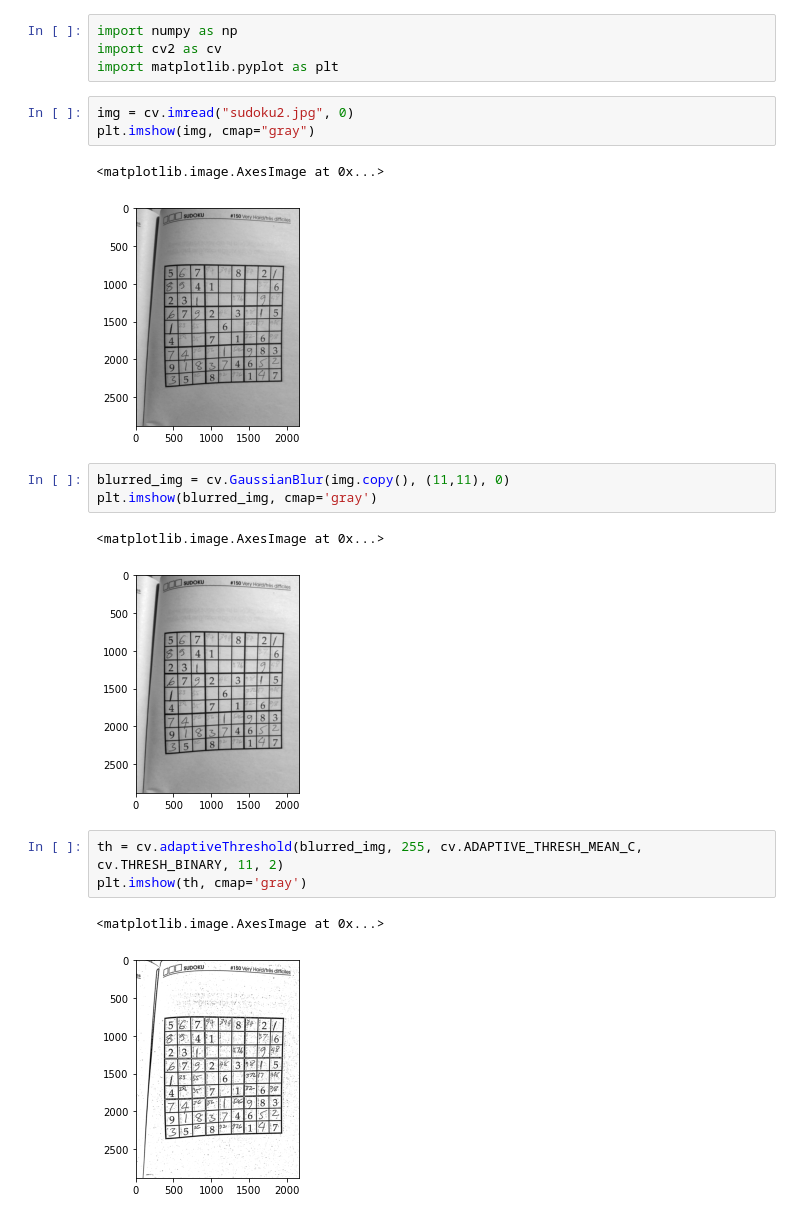
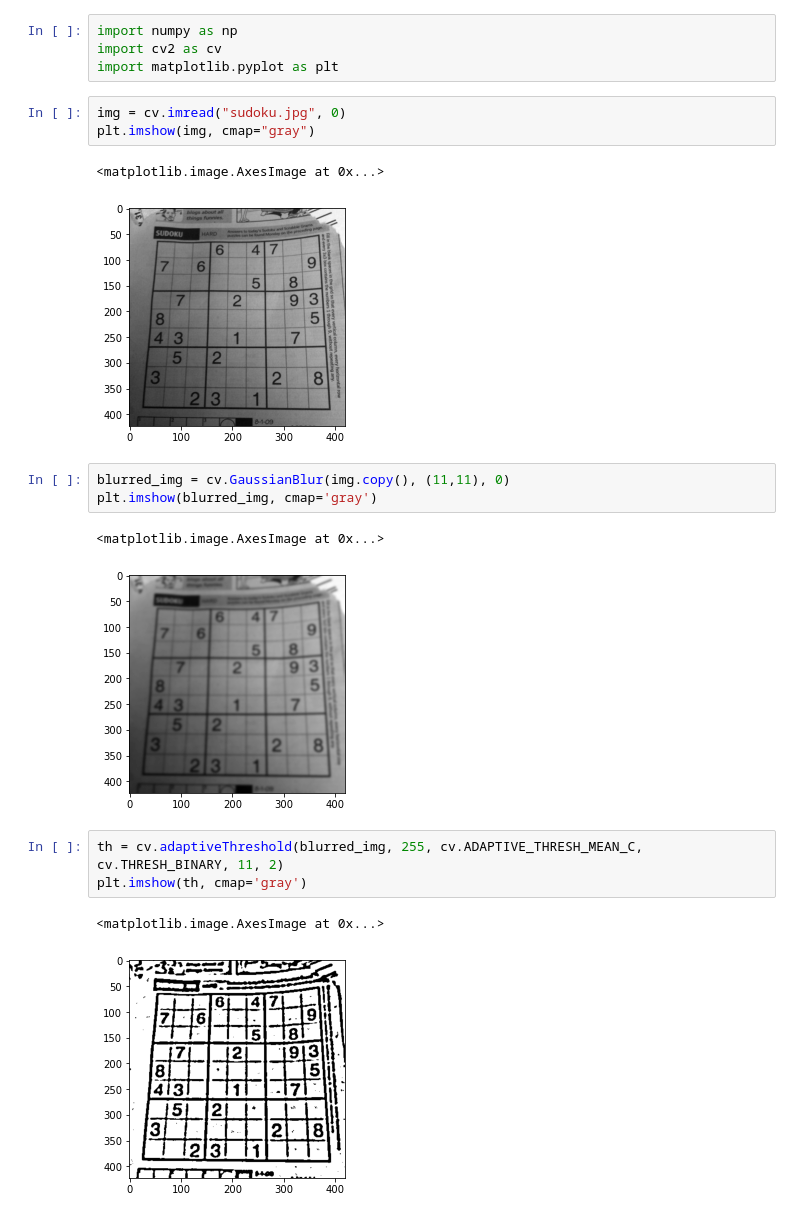
Before and after one commit to brianmakesthings/sudoku_solver, a Jupyter notebook: src/parse_image.ipynb, the cells around one changed output. Saved outputs shown, nothing was run; the diff lists cells and outputs as text.

```diff
--- a/src/parse_image.ipynb
+++ b/src/parse_image.ipynb
@@ -3,20 +3,20 @@ import numpy as np
 import cv2 as cv
 import matplotlib.pyplot as plt
 # %%
-img = cv.imread("sudoku2.jpg", 0)
+img = cv.imread("sudoku.jpg", 0)
 plt.imshow(img, cmap="gray")
 # %% [output]
 <matplotlib.image.AxesImage at 0x...>
-[figure, old version]
+[figure, new version]
 # %%
 blurred_img = cv.GaussianBlur(img.copy(), (11,11), 0)
 plt.imshow(blurred_img, cmap='gray')
 # %% [output]
 <matplotlib.image.AxesImage at 0x...>
-[figure, old version]
+[figure, new version]
 # %%
 th = cv.adaptiveThreshold(blurred_img, 255, cv.ADAPTIVE_THRESH_MEAN_C, cv.THRESH_BINARY, 11, 2)
 plt.imshow(th, cmap='gray')
 # %% [output]
 <matplotlib.image.AxesImage at 0x...>
-[figure, old version]
+[figure, new version]
```
Also changed, not shown: parts of 20 cells of this notebook, 1 other file.
